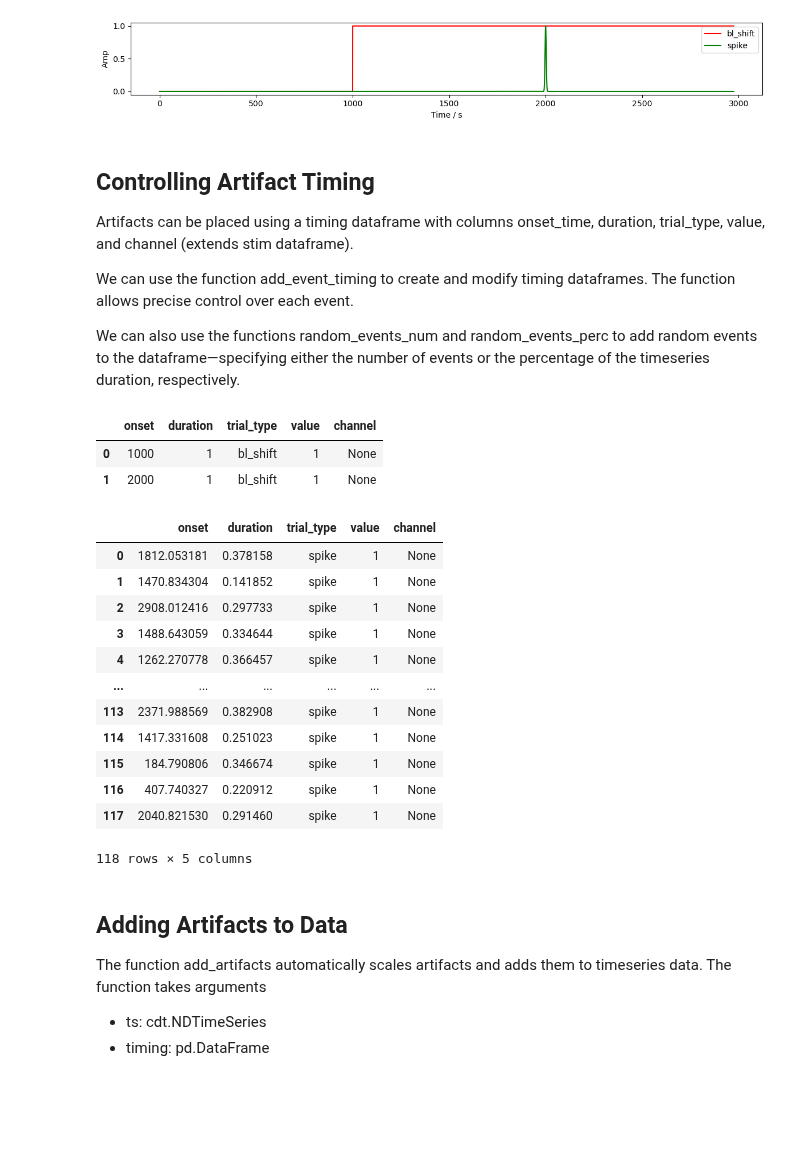
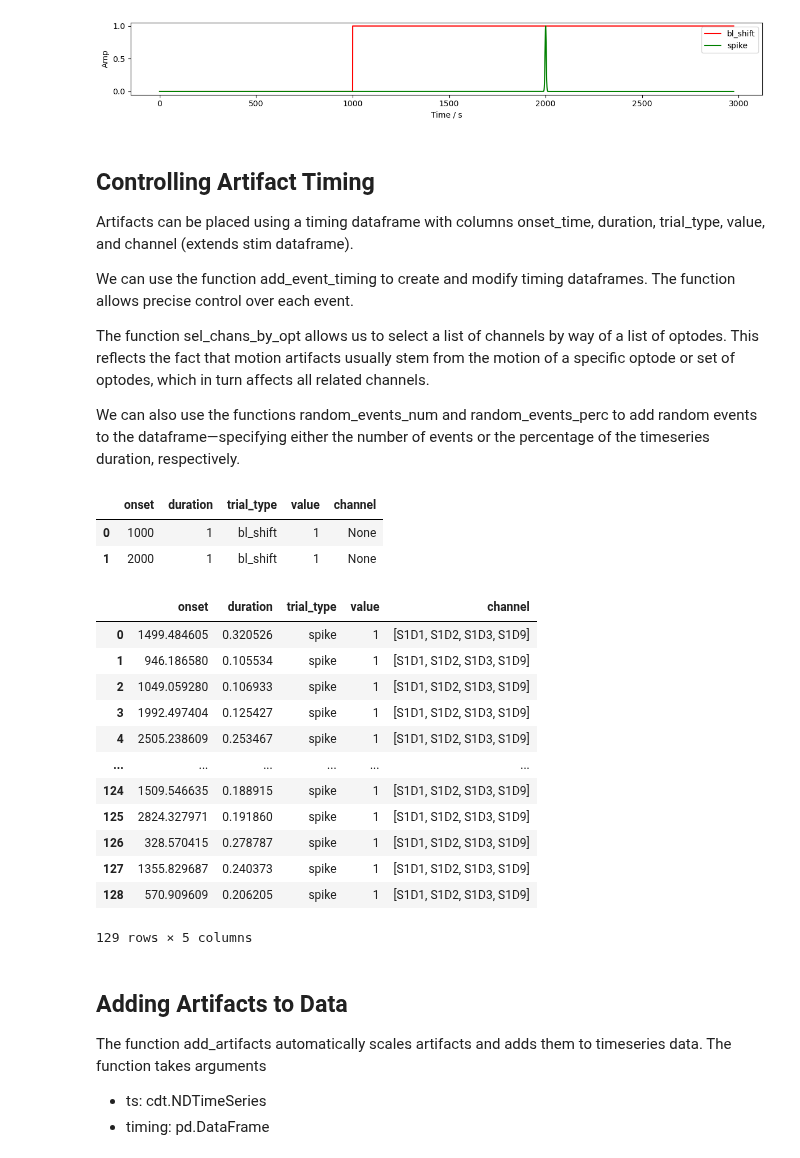
Before and after one commit to ibs-lab/cedalion, a Jupyter notebook: examples/augmentation/61_synthetic_artifacts_example.ipynb, the cells around one changed output. Saved outputs shown, nothing was run; the diff lists cells and outputs as text; code cells hidden in the pictures; blank space fills up the shorter version.

```diff
--- a/examples/augmentation/61_synthetic_artifacts_example.ipynb
+++ b/examples/augmentation/61_synthetic_artifacts_example.ipynb
@@ -92,37 +92,42 @@ Artifacts can be placed using a timing dataframe with columns onset_time, durati
 
 We can use the function add_event_timing to create and modify timing dataframes. The function allows precise control over each event.
 
+The function sel_chans_by_opt allows us to select a list of channels by way of a list of optodes. This reflects the fact that motion artifacts usually stem from the motion of a specific optode or set of optodes, which in turn affects all related channels.
+
 We can also use the functions random_events_num and random_events_perc to add random events to the dataframe—specifying either the number of events or the percentage of the timeseries duration, respectively.
 # %%
 # Create a list of events in the format (onset, duration)
 events = [(1000, 1), (2000, 1)]
 
 # Creates a new timing dataframe with the specified events.
 # Setting channel to None indicates that the artifact applies to all channels.
 timing_amp = sa.add_event_timing(events, 'bl_shift', None)
 
+# Select channels by optode
+chans = sa.sel_chans_by_opt(["S1"], rec["od"])
+
 # Add random events to the timing dataframe
-timing_od = sa.random_events_perc(time, 0.01, ["spike"])
+timing_od = sa.random_events_perc(time, 0.01, ["spike"], chans)
 
 display(timing_amp)
 display(timing_od)
 # %% [output]
 |  | onset | duration | trial_type | value | channel |
 | 0 | 1000 | 1 | bl_shift | 1 | None |
 | 1 | 2000 | 1 | bl_shift | 1 | None |
 |  | onset | duration | trial_type | value | channel |
-| 0 | 1812.053181 | 0.378158 | spike | 1 | None |
-| 1 | 1470.834304 | 0.141852 | spike | 1 | None |
-| 2 | 2908.012416 | 0.297733 | spike | 1 | None |
-| 3 | 1488.643059 | 0.334644 | spike | 1 | None |
-| 4 | 1262.270778 | 0.366457 | spike | 1 | None |
+| 0 | 1499.484605 | 0.320526 | spike | 1 | [S1D1, S1D2, S1D3, S1D9] |
+| 1 | 946.186580 | 0.105534 | spike | 1 | [S1D1, S1D2, S1D3, S1D9] |
+| 2 | 1049.059280 | 0.106933 | spike | 1 | [S1D1, S1D2, S1D3, S1D9] |
+| 3 | 1992.497404 | 0.125427 | spike | 1 | [S1D1, S1D2, S1D3, S1D9] |
+| 4 | 2505.238609 | 0.253467 | spike | 1 | [S1D1, S1D2, S1D3, S1D9] |
 | ... | ... | ... | ... | ... | ... |
-| 113 | 2371.988569 | 0.382908 | spike | 1 | None |
-| 114 | 1417.331608 | 0.251023 | spike | 1 | None |
-| 115 | 184.790806 | 0.346674 | spike | 1 | None |
-| 116 | 407.740327 | 0.220912 | spike | 1 | None |
-| 117 | 2040.821530 | 0.291460 | spike | 1 | None |
+| 124 | 1509.546635 | 0.188915 | spike | 1 | [S1D1, S1D2, S1D3, S1D9] |
+| 125 | 2824.327971 | 0.191860 | spike | 1 | [S1D1, S1D2, S1D3, S1D9] |
+| 126 | 328.570415 | 0.278787 | spike | 1 | [S1D1, S1D2, S1D3, S1D9] |
+| 127 | 1355.829687 | 0.240373 | spike | 1 | [S1D1, S1D2, S1D3, S1D9] |
+| 128 | 570.909609 | 0.206205 | spike | 1 | [S1D1, S1D2, S1D3, S1D9] |
-118 rows × 5 columns
+129 rows × 5 columns
 # %% [markdown]
 ## Adding Artifacts to Data
 
```
Also changed, not shown: parts of 2 cells of this notebook, 1 other file.
